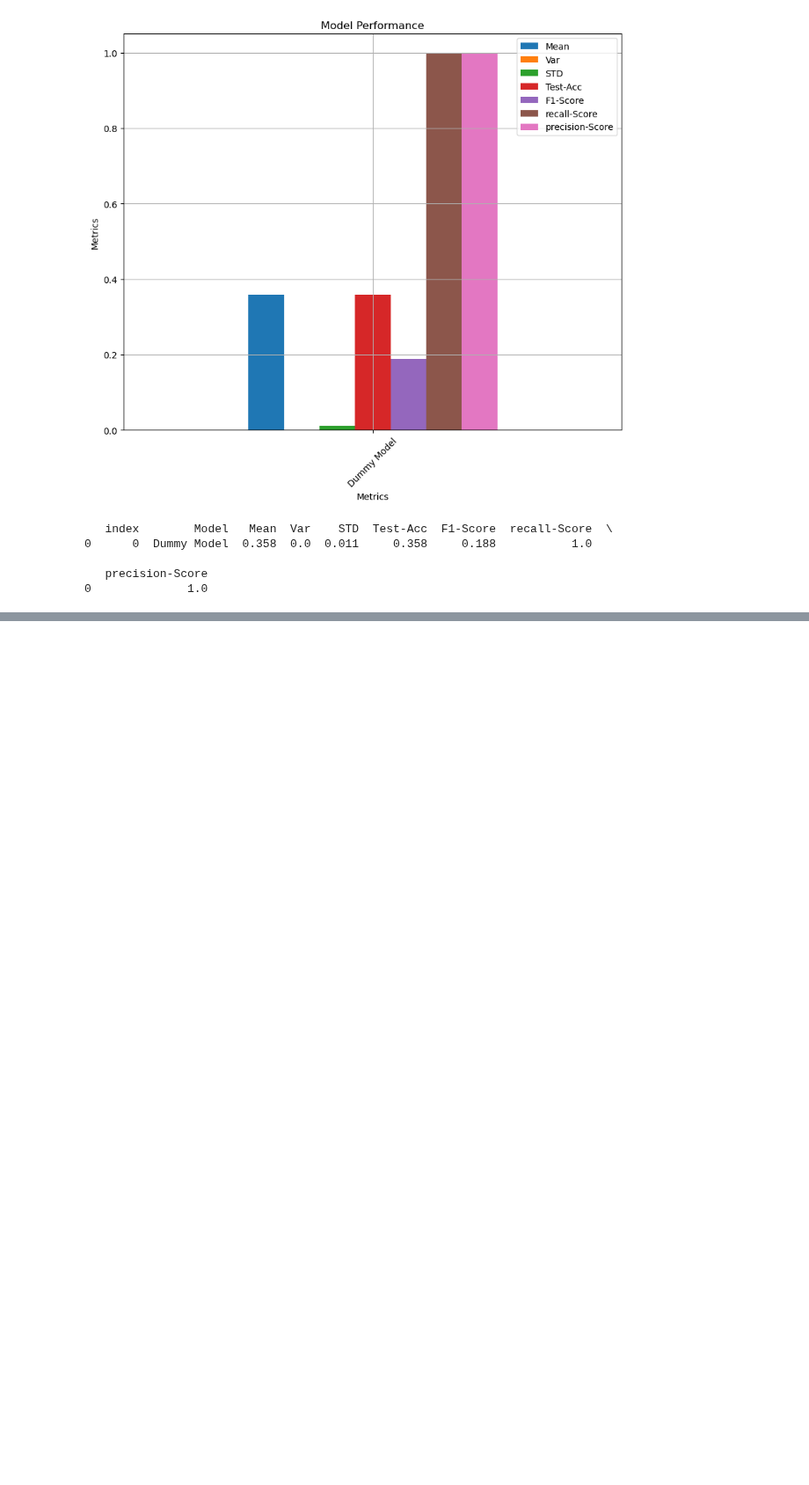
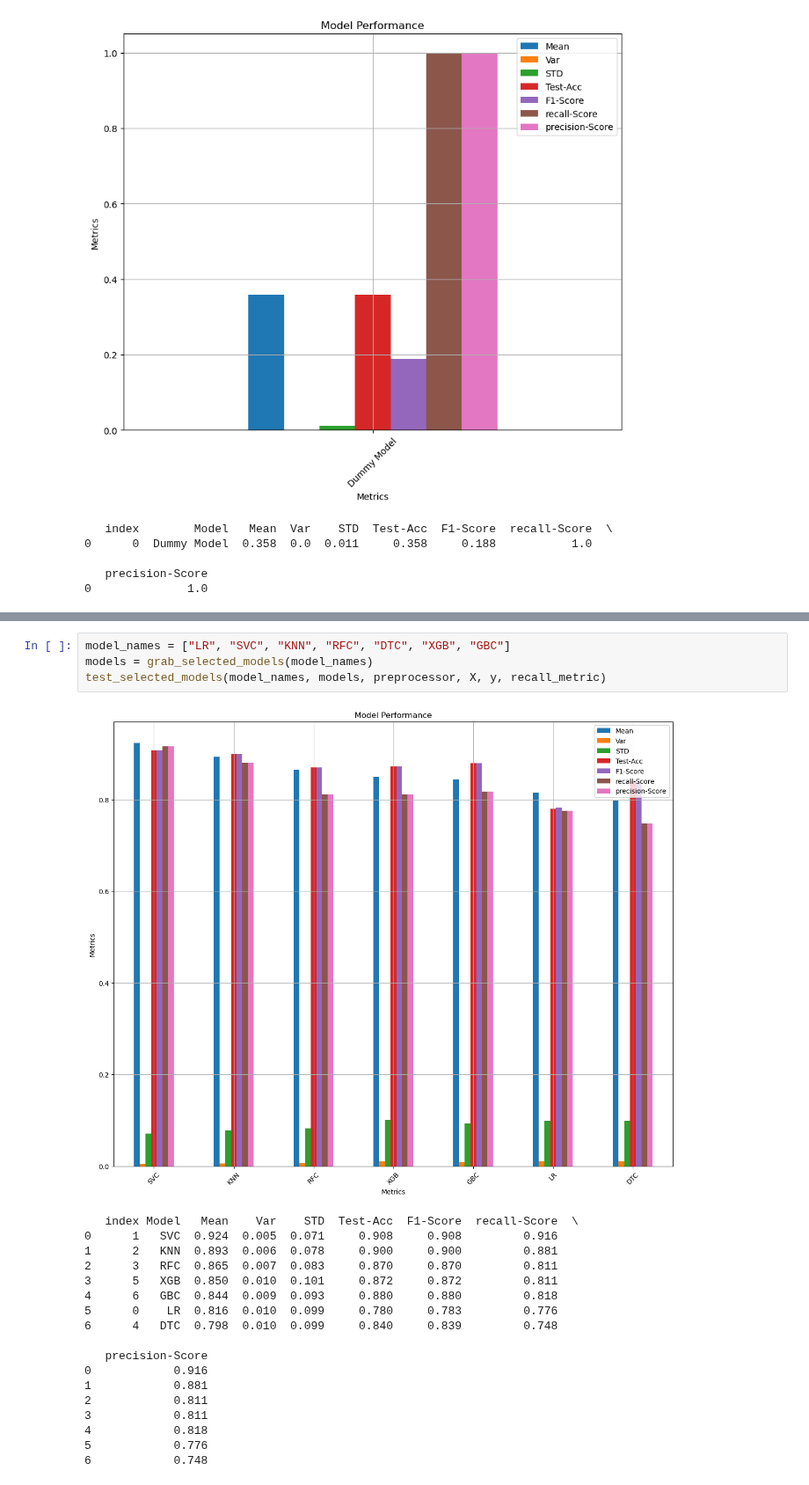
Before and after one commit to MaukanMir/-Social-Network-Ads-Classifier, a Jupyter notebook: training.ipynb, the cells around one changed output, grey strips where cells are left out. Shown at 88% size. Saved outputs shown, nothing was run; the diff lists cells and outputs as text; blank space fills up the shorter version.

```diff
--- a/training.ipynb
+++ b/training.ipynb
@@ -285,0 +332,23 @@ test_selected_models(["Dummy Model"], [model], preprocessor, X, y, precision_met
+# %%
+model_names = ["LR", "SVC", "KNN", "RFC", "DTC", "XGB", "GBC"]
+models = grab_selected_models(model_names)
+test_selected_models(model_names, models, preprocessor, X, y, recall_metric)
+# %% [output]
+[figure, added]
+   index Model   Mean    Var    STD  Test-Acc  F1-Score  recall-Score  \
+0      1   SVC  0.924  0.005  0.071     0.908     0.908         0.916
+1      2   KNN  0.893  0.006  0.078     0.900     0.900         0.881
+2      3   RFC  0.865  0.007  0.083     0.870     0.870         0.811
+3      5   XGB  0.850  0.010  0.101     0.872     0.872         0.811
+4      6   GBC  0.844  0.009  0.093     0.880     0.880         0.818
+5      0    LR  0.816  0.010  0.099     0.780     0.783         0.776
+6      4   DTC  0.798  0.010  0.099     0.840     0.839         0.748
+
+   precision-Score
+0            0.916
+1            0.881
+2            0.811
+3            0.811
+4            0.818
+5            0.776
+6            0.748
```
Also changed, not shown: parts of 6 cells of this notebook.
